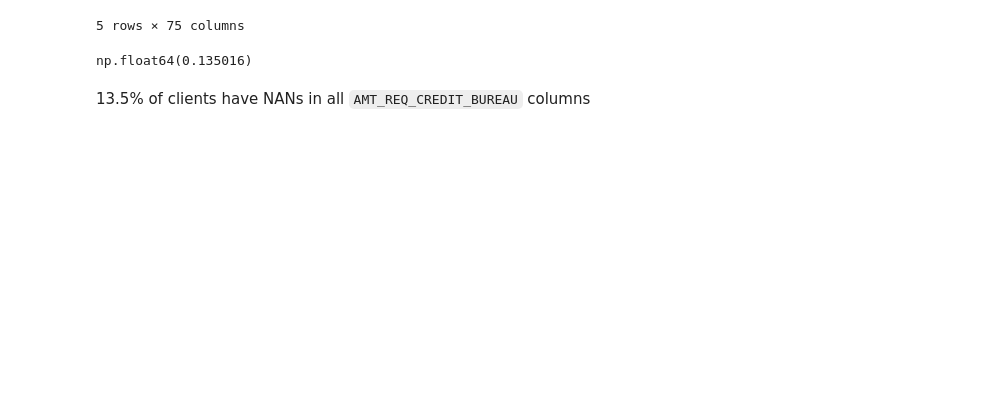
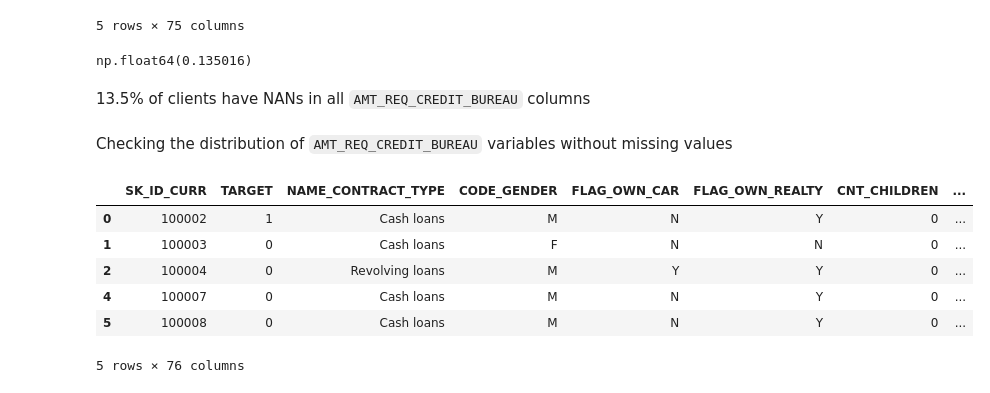
Before and after one commit to alek-ds/home-credit-default-risk-ak, a Jupyter notebook: notebooks/analysis_of_application_data.ipynb, the cells around one changed output. Drawn from its saved outputs; the diff is of its cells as text; code cells hidden in the pictures; blank space fills up the shorter version.

```diff
--- a/notebooks/analysis_of_application_data.ipynb
+++ b/notebooks/analysis_of_application_data.ipynb
@@ -442,0 +466,14 @@ np.float64(0.135016)
+# %% [markdown]
+Checking the distribution of `AMT_REQ_CREDIT_BUREAU` variables without missing values
+# %%
+app_df_2 = app_df_1.copy()
+app_df_2 = app_df_2.loc[app_df_2['AMT_REQ_CREDIT_BUREAU_MISSING']==0]
+app_df_2.head()
+# %% [output]
+|  | SK_ID_CURR | TARGET | NAME_CONTRACT_TYPE | CODE_GENDER | FLAG_OWN_CAR | FLAG_OWN_REALTY | CNT_CHILDREN | ... |
+| 0 | 100002 | 1 | Cash loans | M | N | Y | 0 | ... |
+| 1 | 100003 | 0 | Cash loans | F | N | N | 0 | ... |
+| 2 | 100004 | 0 | Revolving loans | M | Y | Y | 0 | ... |
+| 4 | 100007 | 0 | Cash loans | M | N | Y | 0 | ... |
+| 5 | 100008 | 0 | Cash loans | M | N | Y | 0 | ... |
+5 rows × 76 columns
```
Also changed, not shown: parts of 9 cells of this notebook.
